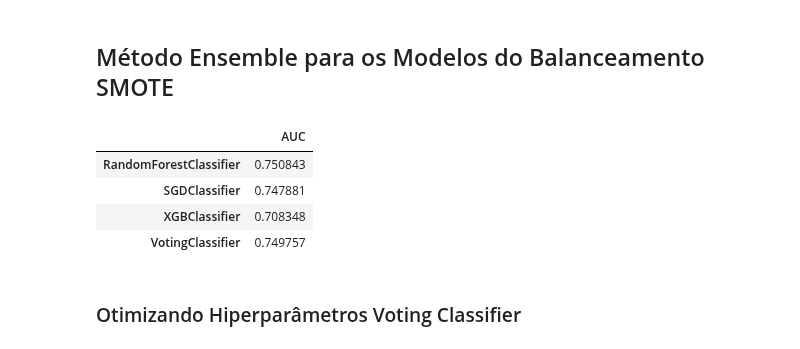
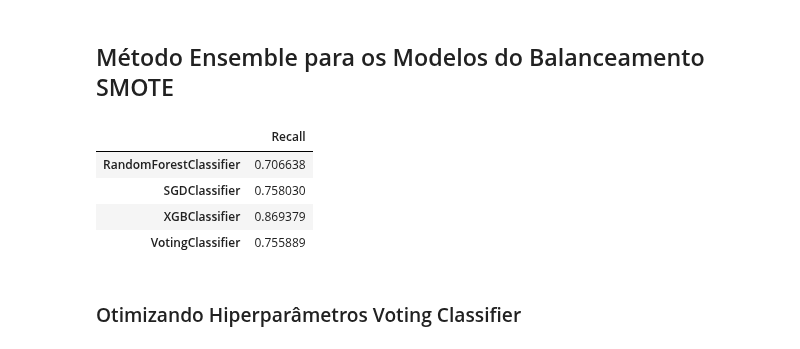
Before and after one commit to JoaoGustavo29/Portfolio_DataScience, a Jupyter notebook: Churn_Prediction_para_uma_empresa_de_Telecomunicações.ipynb, the cells around one changed output. Drawn from its saved outputs; the diff is of its cells as text; code cells hidden in the pictures.

```diff
--- a/Churn_Prediction_para_uma_empresa_de_Telecomunicações.ipynb
+++ b/Churn_Prediction_para_uma_empresa_de_Telecomunicações.ipynb
@@ -1410,13 +1410,13 @@ for model in (xgb_ensemble_rus_Rscaled, lda_ensemble_rus_Rscaled, svc_ensemble_r
   model.fit(X_rus_Rscaled, y_train_rus_Rscaled)
 
 model = []
-AUC = []
+Recall = []
 
 for clf in (xgb_ensemble_rus_Rscaled, lda_ensemble_rus_Rscaled, svc_ensemble_rus_Rscaled, voting_clf_rus):
   y_pred_ensemble = clf.predict(X_test_Rscaled)
   model.append(clf.__class__.__name__)
-  AUC.append(roc_auc_score(y_test, y_pred_ensemble))
+  Recall.append(recall_score(y_test, y_pred_ensemble))
 
 
-pd.DataFrame(data=AUC, index=model, columns=["AUC"])
+pd.DataFrame(data=Recall, index=model, columns=["Recall"])
 # %% [output]
@@ -1816,29 +1814,29 @@ AUC: 0.7525
 # %%
 rf_ensemble_smo_Rscaled = RandomForestClassifier(bootstrap=False, max_depth=10, max_features=2, min_samples_leaf=3, min_samples_split=6, n_estimators=100)
 sgd_ensemble_smo_Rscaled = SGDClassifier(loss='log', penalty='l2', alpha=0.001, max_iter=1000, n_jobs=-1)
 xgb_ensemble_smo_Rscaled = XGBClassifier(learning_rate=0.01, n_estimators=100, max_depth=1, min_child_weight=1, gamma=0)
 voting_clf_smo = VotingClassifier(estimators=[('RF', rf_ensemble_smo_Rscaled), ('SGD', sgd_ensemble_smo_Rscaled), ('XGB', xgb_ensemble_smo_Rscaled)])
 
 
 for model in (rf_ensemble_smo_Rscaled, sgd_ensemble_smo_Rscaled, xgb_ensemble_smo_Rscaled, voting_clf_smo):
   model.fit(X_smo_Rscaled, y_train_smo_Rscaled)
 
 model = []
-AUC = []
+Recall = []
 
 for clf in (rf_ensemble_smo_Rscaled, sgd_ensemble_smo_Rscaled, xgb_ensemble_smo_Rscaled, voting_clf_smo):
   y_pred_ensemble = clf.predict(X_test_Rscaled)
   model.append(clf.__class__.__name__)
-  AUC.append(roc_auc_score(y_test, y_pred_ensemble))
+  Recall.append(recall_score(y_test, y_pred_ensemble))
 
 
-pd.DataFrame(data=AUC, index=model, columns=["AUC"])
+pd.DataFrame(data=Recall, index=model, columns=["Recall"])
 # %% [output]
-|  | AUC |
-| RandomForestClassifier | 0.750843 |
-| SGDClassifier | 0.747881 |
-| XGBClassifier | 0.708348 |
-| VotingClassifier | 0.749757 |
+|  | Recall |
+| RandomForestClassifier | 0.706638 |
+| SGDClassifier | 0.758030 |
+| XGBClassifier | 0.869379 |
+| VotingClassifier | 0.755889 |
 # %% [markdown]
 ### Otimizando Hiperparâmetros Voting Classifier
 # %%
```
Also changed, not shown: parts of 26 cells of this notebook.
